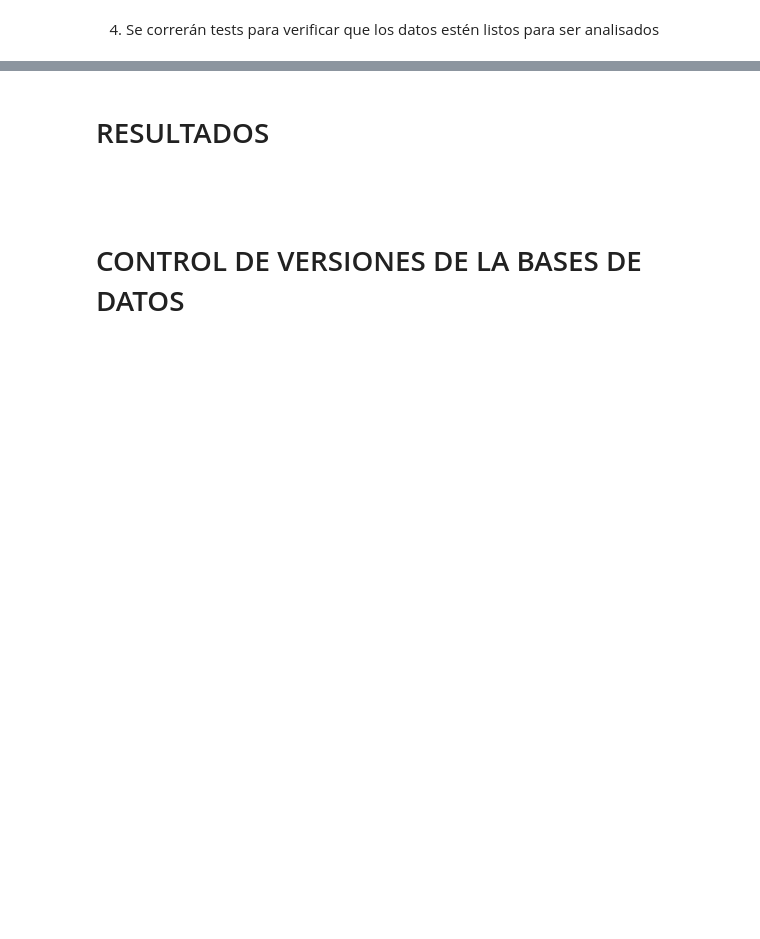
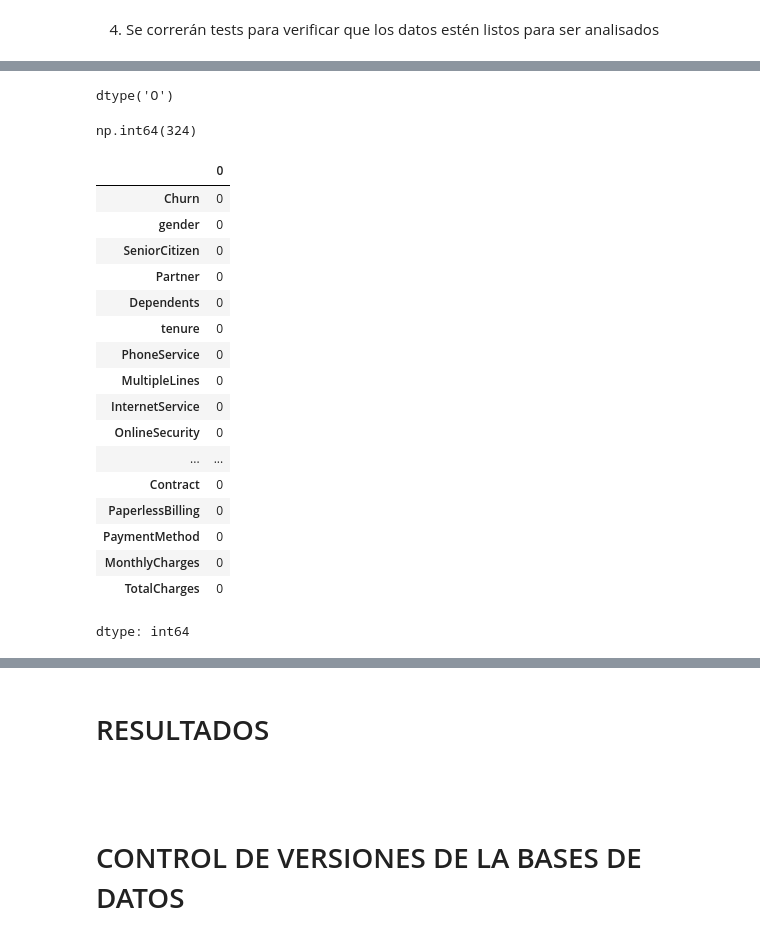
Before and after one commit to mauloredo/Challenge_Telecom_X, a Jupyter notebook: Challenge_Telecom_X.ipynb, the cells around one changed output, grey strips where cells are left out. Cells and saved outputs as stored; diff of their text form; code cells hidden in the pictures; blank space fills up the shorter version.

```diff
--- a/Challenge_Telecom_X.ipynb
+++ b/Challenge_Telecom_X.ipynb
@@ -858,0 +955,30 @@ memory usage: 284.1+ KB
+# %%
+df_churn_payment['TotalCharges'].dtype  # Confirm current dtype
+# %% [output]
+dtype('O')
+# %%
+
+df_churn_payment['TotalCharges'].str.isnumeric().sum()  # Count numeric entries
+# %% [output]
+np.int64(324)
+# %%
+df_churn_payment.isna().sum()  # Check if there are missing values
+# %% [output]
+|  | 0 |
+| Churn | 0 |
+| gender | 0 |
+| SeniorCitizen | 0 |
+| Partner | 0 |
+| Dependents | 0 |
+| tenure | 0 |
+| PhoneService | 0 |
+| MultipleLines | 0 |
+| InternetService | 0 |
+| OnlineSecurity | 0 |
+| ... | ... |
+| Contract | 0 |
+| PaperlessBilling | 0 |
+| PaymentMethod | 0 |
+| MonthlyCharges | 0 |
+| TotalCharges | 0 |
+dtype: int64
```
Also changed, not shown: parts of 16 cells of this notebook.
